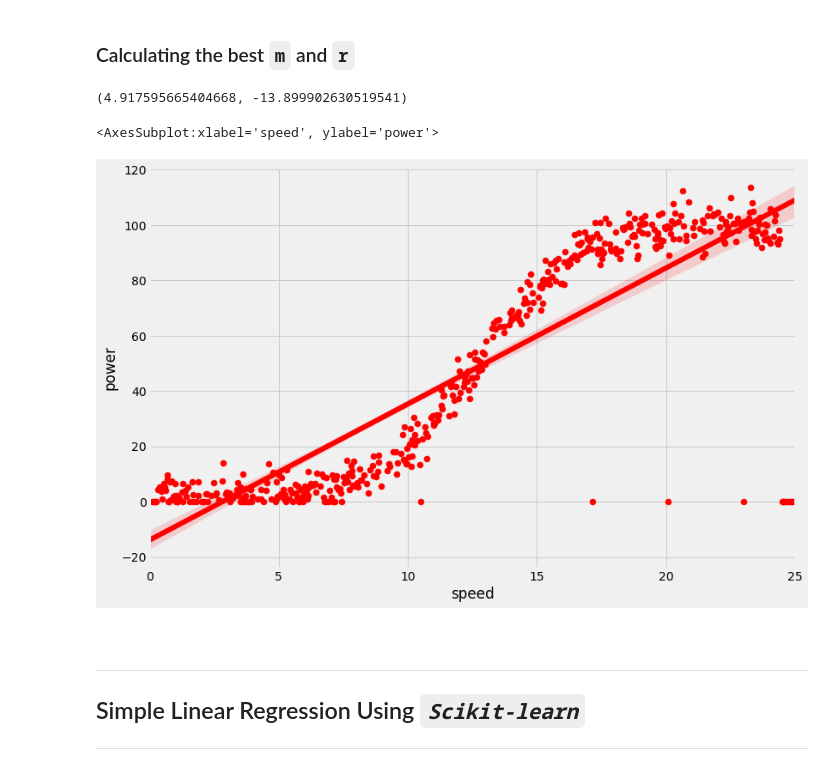
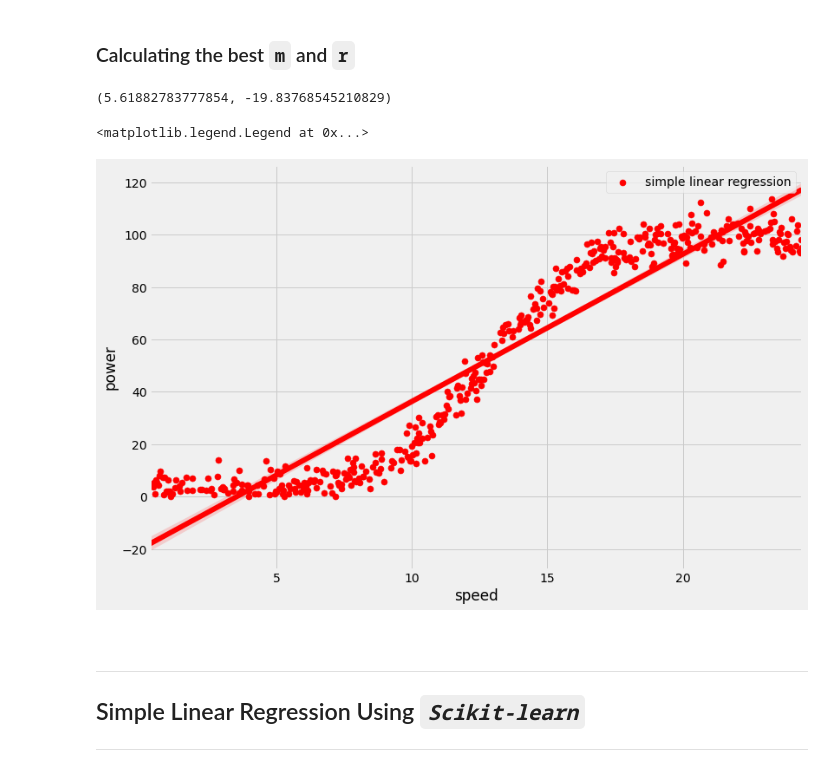
Before and after one commit to G00387867/FDA-project, a Jupyter notebook: power-production.ipynb, the cells around one changed output. Drawn from its saved outputs; the diff is of its cells as text; code cells hidden in the pictures.

```diff
--- a/power-production.ipynb
+++ b/power-production.ipynb
@@ -44,7 +44,9 @@ plt.rcParams['figure.figsize'] = (12, 8)
 plt.style.use("fivethirtyeight")
 # %%
 url = "https://raw.githubusercontent.com/ianmcloughlin/2020A-machstat-project/master/dataset/powerproduction.csv"
-df = pd.read_csv(url, error_bad_lines=False)
+df = pd.read_csv(url)
+# dropping the rows with element 0
+df = df[df != 0].dropna()
 df
 # %% [output]
 |  | speed | power |
@@ -147,13 +152,14 @@ p = power_avg - m * speed_avg
 # Let's have a look - same values as above.
 m, p
 # %% [output]
-(4.917595665404668, -13.899902630519541)
+(5.61882783777854, -19.83768545210829)
 # %%
 # simple linear regression by using seaborn [1]
-sns.regplot(x = "speed", y = "power", data = df, x_estimator=np.mean, color = "r")
+sns.regplot(x = "speed", y = "power", data = df, x_estimator=np.mean, color = "r", label ="simple linear regression")
+plt.legend()
 # %% [output]
-<AxesSubplot:xlabel='speed', ylabel='power'>
+<matplotlib.legend.Legend at 0x...>
-[figure, old version]
+[figure, new version]
 # %% [markdown]
 <br>
 
```
Also changed, not shown: parts of 38 cells of this notebook, 1 other file.
